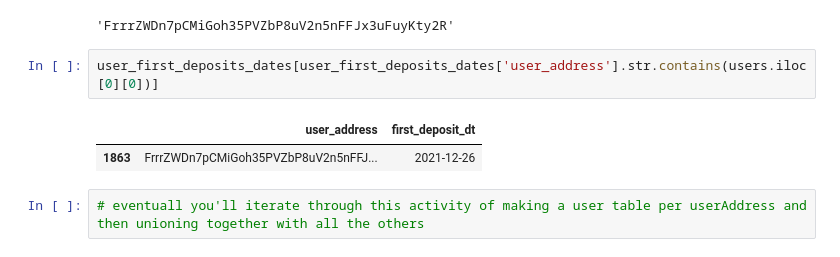
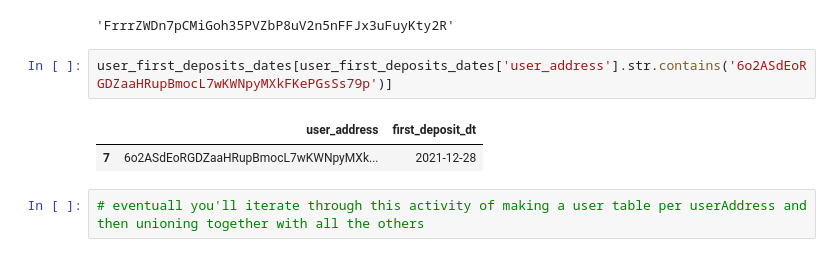
Before and after one commit to Friktion-Labs/user-dash, a Jupyter notebook: notebooks/user_table_etl_crafting.ipynb, the cells around one changed output. Drawn from its saved outputs; the diff is of its cells as text.

```diff
--- a/notebooks/user_table_etl_crafting.ipynb
+++ b/notebooks/user_table_etl_crafting.ipynb
@@ -40,10 +40,10 @@ users.iloc[0][0]
 # %% [output]
 'FrrrZWDn7pCMiGoh35PVZbP8uV2n5nFFJx3uFuyKty2R'
 # %%
-user_first_deposits_dates[user_first_deposits_dates['user_address'].str.contains(users.iloc[0][0])]
+user_first_deposits_dates[user_first_deposits_dates['user_address'].str.contains('6o2ASdEoRGDZaaHRupBmocL7wKWNpyMXkFKePGsSs79p')]
 # %% [output]
 |  | user_address | first_deposit_dt |
-| 1863 | FrrrZWDn7pCMiGoh35PVZbP8uV2n5nFFJ... | 2021-12-26 |
+| 7 | 6o2ASdEoRGDZaaHRupBmocL7wKWNpyMXk... | 2021-12-28 |
 # %%
 # eventuall you'll iterate through this activity of making a user table per userAddress and then unioning together with all the others
 # %%
```
Also changed, not shown: parts of 20 cells of this notebook, 2 other files.
